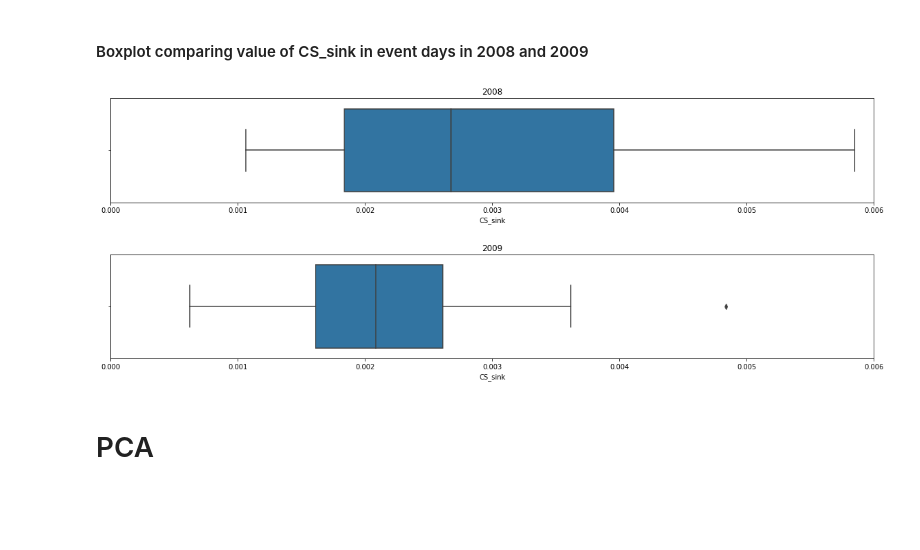
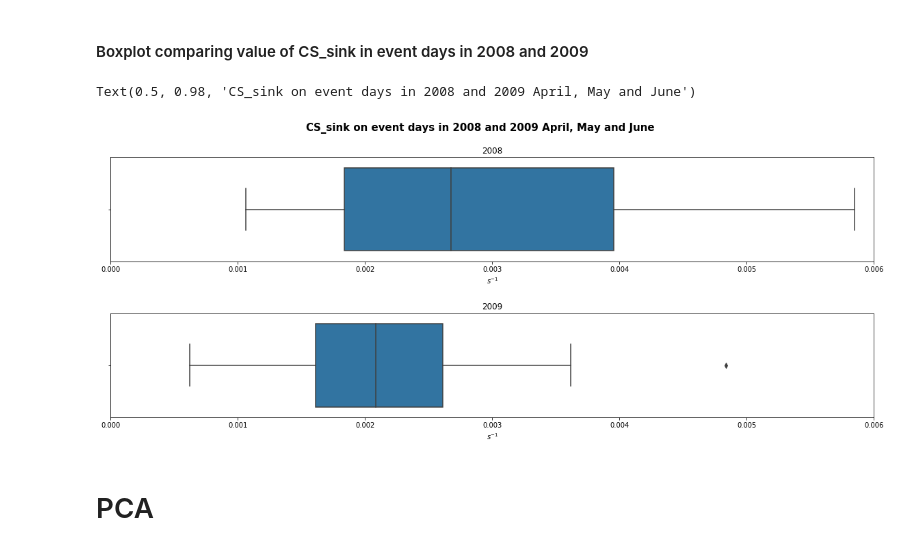
Before and after one commit to vietle94/NPF-smearII, a Jupyter notebook: Project.ipynb, the cells around one changed output. Drawn from its saved outputs; the diff is of its cells as text; code cells hidden in the pictures; blank space fills up the shorter version.

```diff
--- a/Project.ipynb
+++ b/Project.ipynb
@@ -91,6 +75,9 @@ condense_raw = condense_raw[(condense_raw.Time >= pd.Timestamp(2008,1,1)) & (con
 event = event[(event.Time >= pd.Timestamp(2008,1,1)) & (event.Time < pd.Timestamp(2010,1,1))]
 condense_raw.reset_index(drop = True, inplace = True)
 event.reset_index(drop = True, inplace = True)
+# %%
+unit = {'CS_sink' : '$s^{-1}$' , 'RHIRGA168' : '%', 'T168' : '$^\circ C$', 'WSU168' : '$m s^{-1}$', 'O3168' : 'ppb',
+       'NOx168' : 'ppb', 'SO2168' : 'ppb', 'UV_A' : '$W m^{-2}$', 'UV_B' : '$W m^{-2}$', 'proxy' : '$cm^{-3}$'}
 # %% [markdown]
 # Check data
 # %% [markdown]
@@ -681,15 +677,19 @@ Accept NULL hypothesis - No significant difference between groups.
 # %%
 fig, ax = plt.subplots(2,1, figsize = (20,7))
 sns.boxplot(y2008_event['CS_sink'], ax = ax[0])
 ax[0].set_title('2008')
 ax[0].set_xlim(0,0.006)
+ax[0].set_xlabel(unit.get('CS_sink'))
 sns.boxplot(y2009_event['CS_sink'], ax = ax[1])
 ax[1].set_title('2009')
 ax[1].set_xlim(0,0.006)
+ax[1].set_xlabel(unit.get('CS_sink'))
 
 fig.subplots_adjust(hspace = 0.5)
+fig.suptitle('CS_sink on event days in 2008 and 2009 April, May and June', fontweight = 'bold', size = 15)
 # %% [output]
+Text(0.5, 0.98, 'CS_sink on event days in 2008 and 2009 April, May and June')
-[figure, old version]
+[figure, new version]
 # %% [markdown]
 # PCA
 # %%
```
Also changed, not shown: parts of 14 cells of this notebook.
